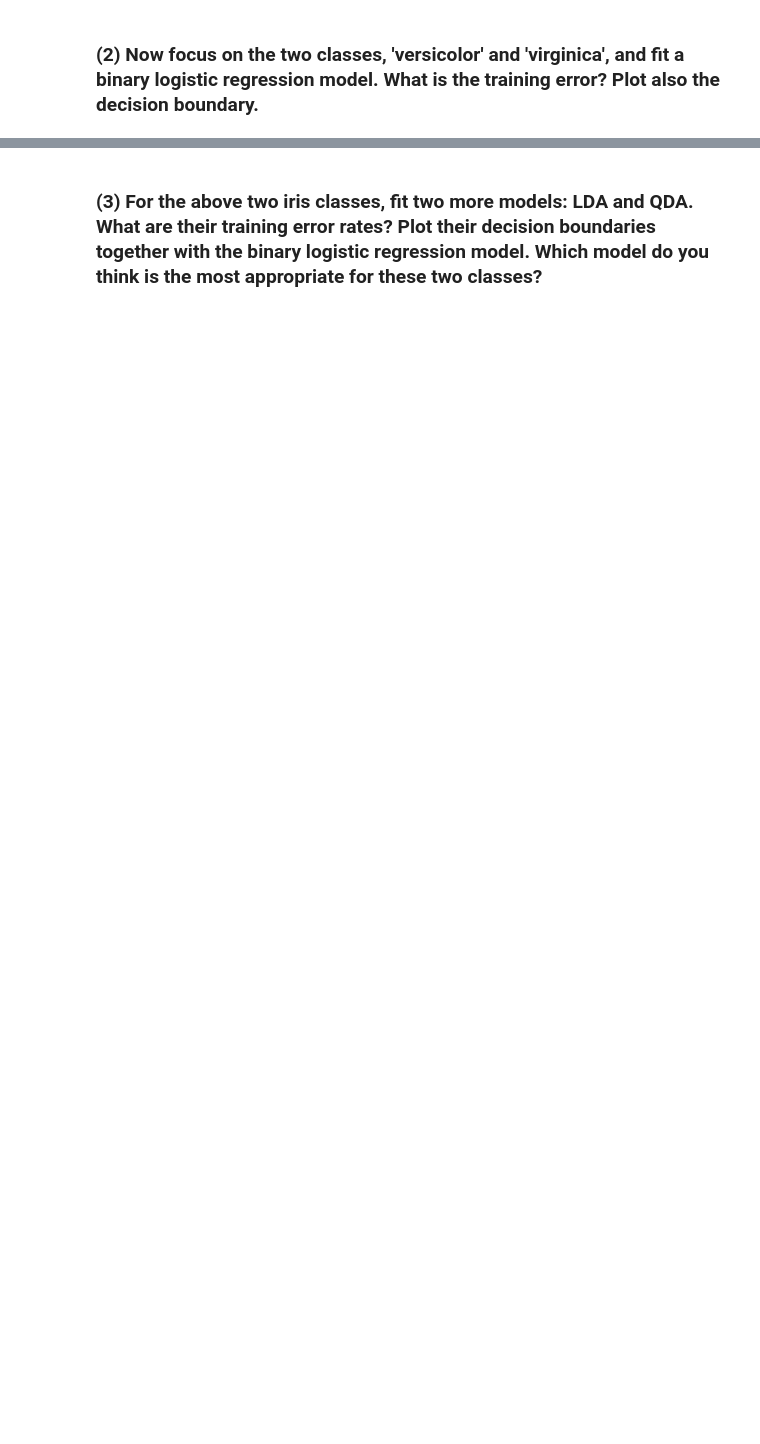
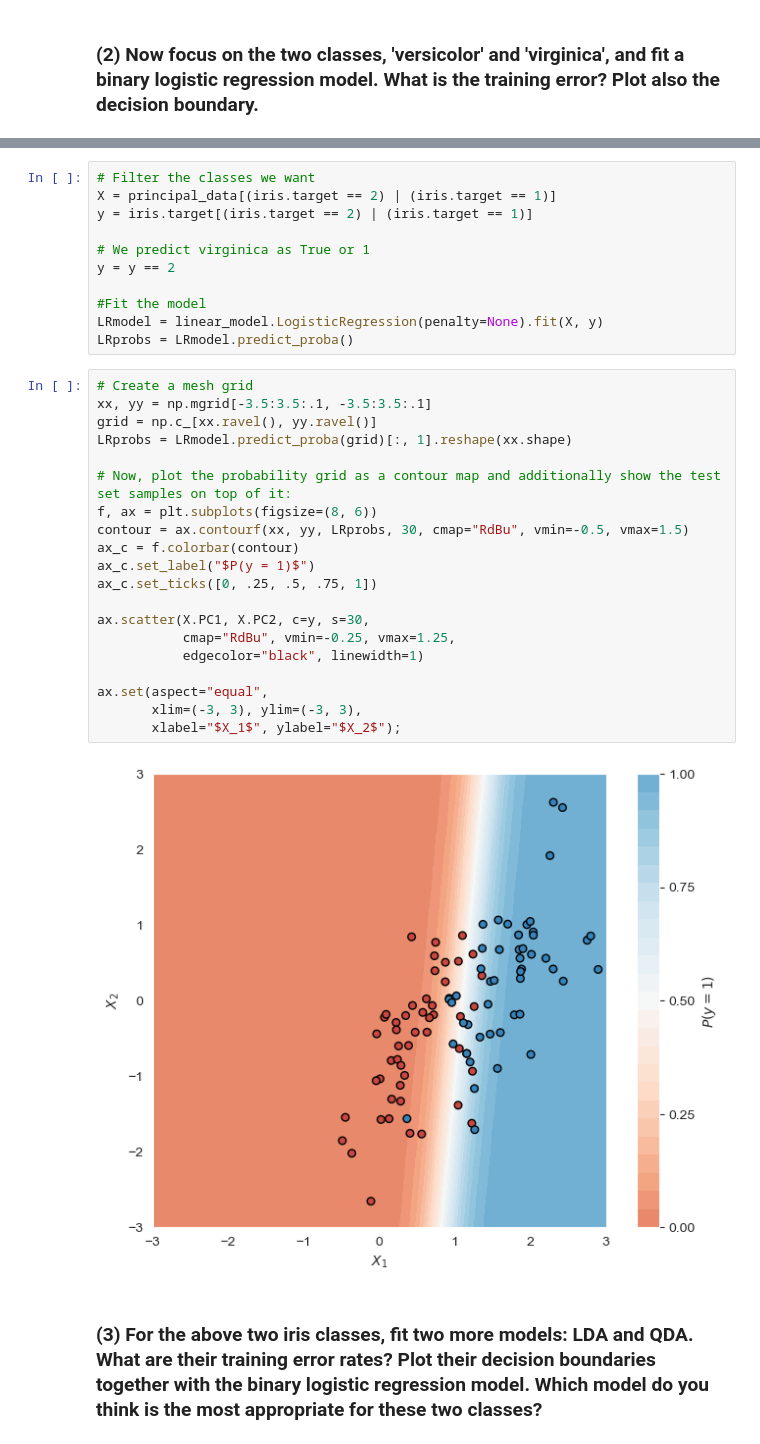
Before and after one commit to jackkrebsbach/stats, a Jupyter notebook: hw/hw4/hw4.ipynb, the cells around one changed output, grey strips where cells are left out. Saved outputs shown, nothing was run; the diff lists cells and outputs as text; blank space fills up the shorter version.

```diff
--- a/hw/hw4/hw4.ipynb
+++ b/hw/hw4/hw4.ipynb
@@ -225,2 +260,35 @@ The features are stored in iris['data'] and the labels are in iris['target'].
+# %%
+# Filter the classes we want
+X = principal_data[(iris.target == 2) | (iris.target == 1)]
+y = iris.target[(iris.target == 2) | (iris.target == 1)]
+
+# We predict virginica as True or 1
+y = y == 2
+
+#Fit the model
+LRmodel = linear_model.LogisticRegression(penalty=None).fit(X, y)
+LRprobs = LRmodel.predict_proba()
+# %%
+# Create a mesh grid
+xx, yy = np.mgrid[-3.5:3.5:.1, -3.5:3.5:.1]
+grid = np.c_[xx.ravel(), yy.ravel()]
+LRprobs = LRmodel.predict_proba(grid)[:, 1].reshape(xx.shape)
+
+# Now, plot the probability grid as a contour map and additionally show the test set samples on top of it:
+f, ax = plt.subplots(figsize=(8, 6))
+contour = ax.contourf(xx, yy, LRprobs, 30, cmap="RdBu", vmin=-0.5, vmax=1.5)
+ax_c = f.colorbar(contour)
+ax_c.set_label("$P(y = 1)$")
+ax_c.set_ticks([0, .25, .5, .75, 1])
+
+ax.scatter(X.PC1, X.PC2, c=y, s=30,
+           cmap="RdBu", vmin=-0.25, vmax=1.25,
+           edgecolor="black", linewidth=1)
+
+ax.set(aspect="equal",
+       xlim=(-3, 3), ylim=(-3, 3),
+       xlabel="$X_1$", ylabel="$X_2$");
+# %% [output]
+[figure, added]
 # %% [markdown]
 ### (3) For the above two iris classes, fit two more models: LDA and QDA. What are their training error rates? Plot their decision boundaries together with the binary logistic regression model. Which model do you think is the most appropriate for these two classes?
```
Also changed, not shown: parts of 12 cells of this notebook, 2 other files.
